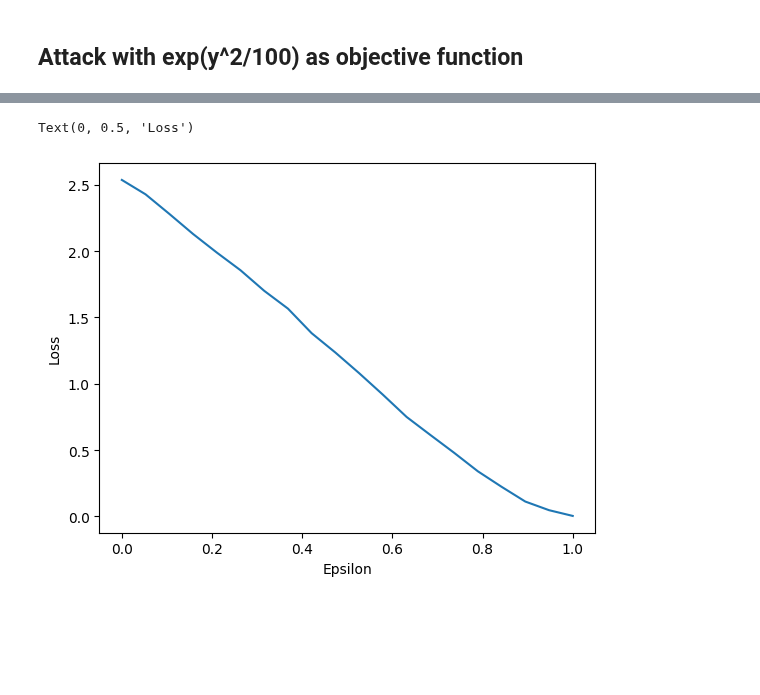
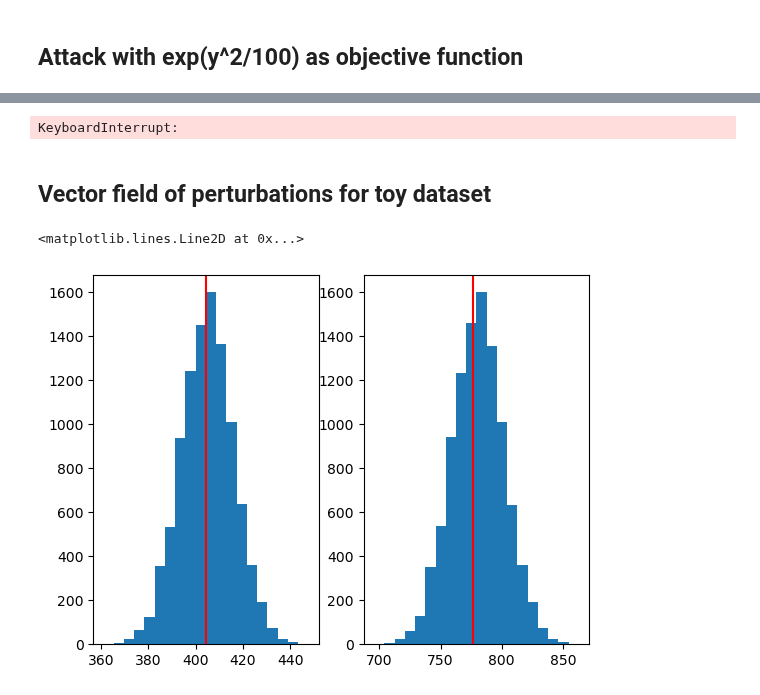
Before and after one commit to pablogarciarce/AdvReg, a Jupyter notebook: notebooks/test_point_attack.ipynb, the cells around one changed output, grey strips where cells are left out. Saved outputs shown, nothing was run; the diff lists cells and outputs as text; code cells hidden in the pictures; blank space fills up the shorter version.

```diff
--- a/notebooks/test_point_attack.ipynb
+++ b/notebooks/test_point_attack.ipynb
@@ -236,10 +263,8 @@ plt.legend()
 ## Attack with exp(y^2/100) as objective function
 # %%
 y_star = 3
-epsilon = .3
+epsilon = .2
 x_adv = X_test[17,:].copy()
 x_adv = torch.tensor(x_adv, dtype=torch.float32, requires_grad=True)
-def expy2(x, y):
-    return torch.exp(y ** 2 / 100)
 
 x_adv_values, loss_values, func_values = attack(x_adv, model, y_star, learning_rate= 1e-2, samples_per_iteration=1000, num_iterations=100, epsilon=epsilon, func=expy2)
@@ -264,17 +271,66 @@ plt.plot(x_adv_values)
 # %%
 # Plot loss as a function of the size of the perturbation for reparametrization trick attack
+losses_total = []
 epsilons = np.linspace(0, 1, 20)
-losses_rep = []
 
-for epsilon in epsilons:
-    x_adv = torch.tensor(X_test[17,:].copy(), dtype=torch.float32, requires_grad=True)
-    x_adv_values, loss_values, func_values = attack(x_adv, model, y_star, epsilon=epsilon, learning_rate=1e-2, num_iterations=100, samples_per_iteration=1000, func=expy2)
-    losses_rep.append((func_values[-1] - y_star) ** 2)
+for _ in range(10):
+    losses_rep = []
 
-plt.plot(epsilons, losses_rep, label='Reparametrization trick')
+    for epsilon in epsilons:
+        x_adv = torch.tensor(X_test[17,:].copy(), dtype=torch.float32, requires_grad=True)
+        x_adv_values, loss_values, func_values = attack(x_adv, model, y_star, epsilon=epsilon, learning_rate=1e-4, num_iterations=1000, samples_per_iteration=1000, func=expy2)
+        losses_rep.append((func_values[-1] - y_star) ** 2)
+
+    losses_total.append(losses_rep)
+
+# plot the mean and std of the losses
+plt.errorbar(epsilons, np.mean(losses_total, axis=0), yerr=2*np.std(losses_total, axis=0))
 plt.xlabel('Epsilon')
 plt.ylabel('Loss')
-# plt.legend()
 # %% [output]
-Text(0, 0.5, 'Loss')
+KeyboardInterrupt:
-[figure, removed]
+# %% [markdown]
+## Vector field of perturbations for toy dataset
+# %%
+# Toy data
+X, y = get_toy_data()
+# %%
+# Normalize the data
+scaler = MinMaxScaler()
+X_normalized = scaler.fit_transform(X)
+# Add a column of ones for the bias term
+# X_ones = np.c_[np.ones(X.shape[0]), X_normalized]
+
+X_train, X_test, y_train, y_test = train_test_split(X_normalized, y, test_size=0.3, random_state=42)
+# %%
+# Fit the model
+model = NormalInverseGammaPriorLinearRegression(prior_params={
+    'mu': torch.zeros(X_train.shape[1]),
+    'lam': torch.eye(X_train.shape[1]),
+    'a': torch.tensor([1]),
+    'b': torch.tensor([1])},)
+data = {'X': torch.tensor(X_train, dtype=torch.float32), 'y': torch.tensor(y_train, dtype=torch.float32)}
+model.fit(data)
+# %%
+x_adv = torch.tensor(X_test[17,:], dtype=torch.float32, requires_grad=True)
+grads = []
+exact_gradient = true_gradient_mean(x_adv, model, 3)
+
+for _ in range(10000):
+    rep_gradients, _, _ = reparametrization_trick(x_adv, model, 3, 1000, id)
+    grads.append(rep_gradients.clone().numpy())
+    x_adv.grad.zero_()
+
+
+# plot histogram of gradients
+fig, axs = plt.subplots(1, 2)
+axs[0].hist(np.array(grads)[:, 0], bins=20)
+# plot line at exact_gradient[0]
+axs[0].axvline(exact_gradient[0].item(), color='r')
+
+axs[1].hist(np.array(grads)[:, 1], bins=20)
+# plot line at exact_gradient[1]
+axs[1].axvline(exact_gradient[1].item(), color='r')
+# %% [output]
+<matplotlib.lines.Line2D at 0x...>
+[figure, added]
```
Also changed, not shown: parts of 20 cells of this notebook, 4 other files.
